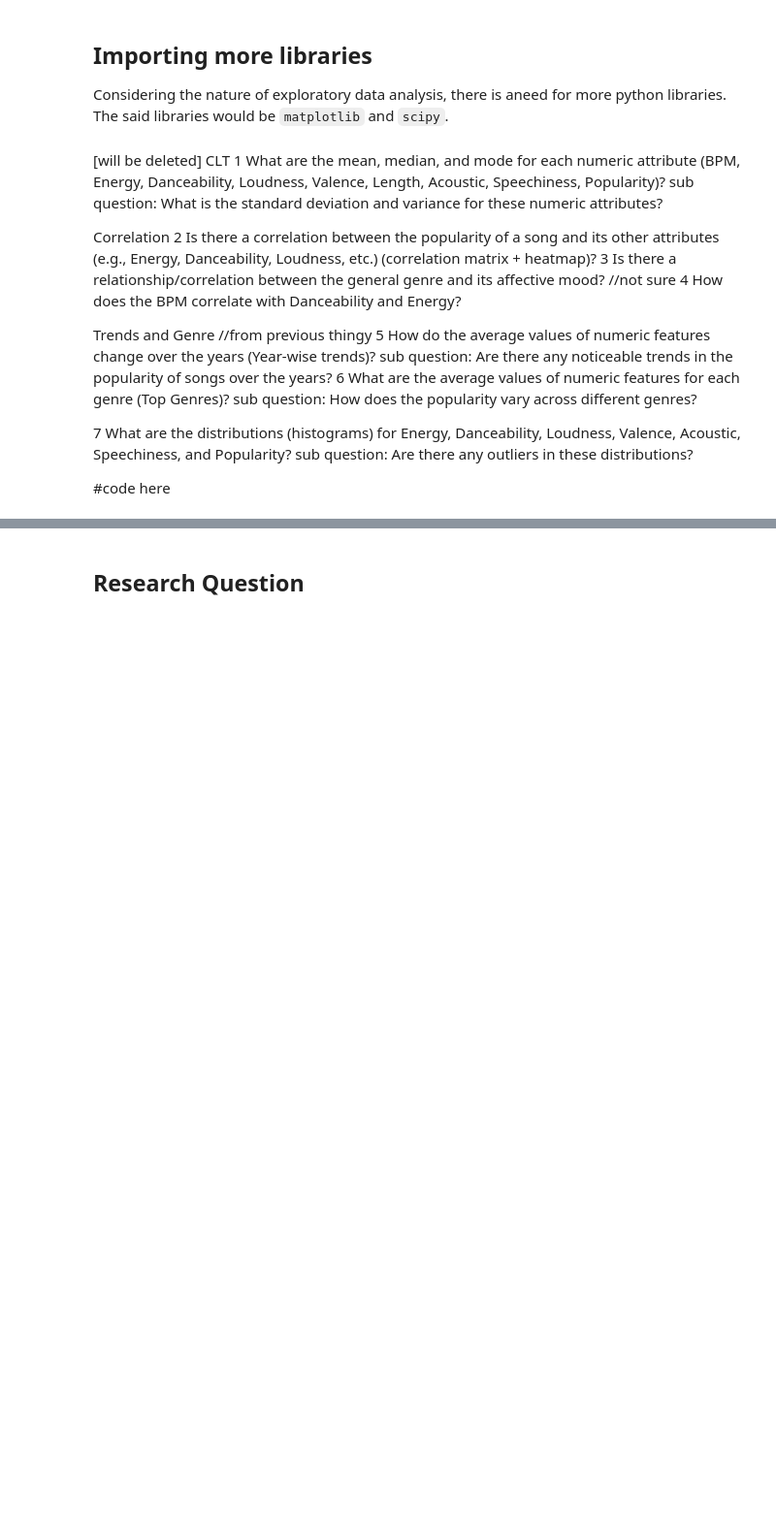
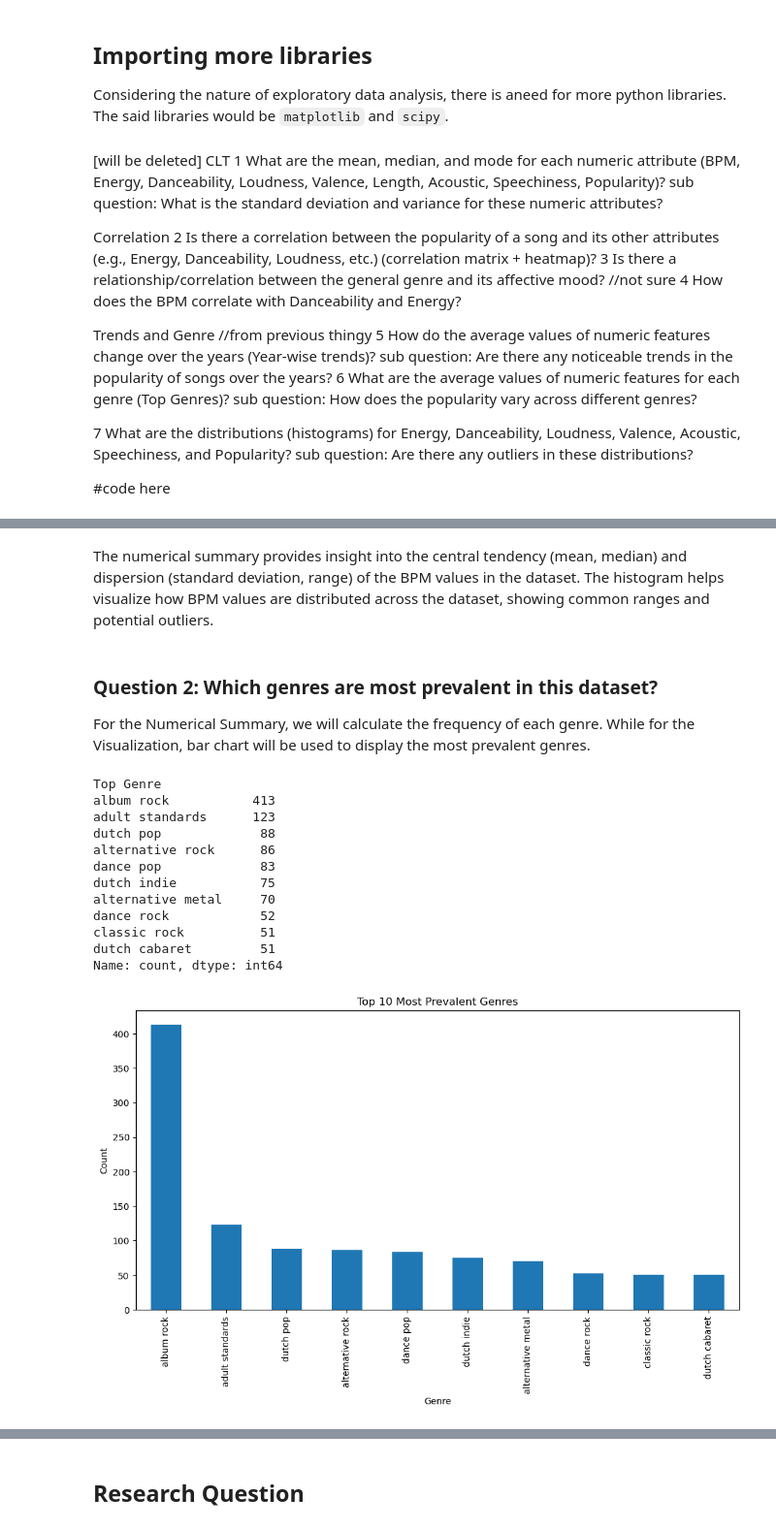
Before and after one commit to sadhubby/CSMODEL-project, a Jupyter notebook: Group10-Spotify Top 2000s.ipynb, the cells around one changed output, grey strips where cells are left out. Shown: that part at 97% size. Saved outputs shown, nothing was run; the diff lists cells and outputs as text; code cells hidden in the pictures; blank space fills up the shorter version.

```diff
--- a/Group10-Spotify Top 2000s.ipynb
+++ b/Group10-Spotify Top 2000s.ipynb
@@ -229,0 +256,32 @@ Trends and Genre //from previous thingy
+# %% [markdown]
+The numerical summary provides insight into the central tendency (mean, median) and dispersion (standard deviation, range) of the BPM values in the dataset. The histogram helps visualize how BPM values are distributed across the dataset, showing common ranges and potential outliers.
+# %% [markdown]
+### Question 2: Which genres are most prevalent in this dataset?
+
+For the Numerical Summary, we will calculate the frequency of each genre. While for the Visualization, bar chart will be used to display the most prevalent genres.
+# %%
+genre_counts = spotify_df['Top Genre'].value_counts()
+
+top_genres = genre_counts.head(10)
+print(top_genres)
+
+plt.figure(figsize=(12, 6))
+top_genres.plot(kind='bar')
+plt.title('Top 10 Most Prevalent Genres')
+plt.xlabel('Genre')
+plt.ylabel('Count')
+plt.show()
+# %% [output]
+Top Genre
+album rock           413
+adult standards      123
+dutch pop             88
+alternative rock      86
+dance pop             83
+dutch indie           75
+alternative metal     70
+dance rock            52
+classic rock          51
+dutch cabaret         51
+Name: count, dtype: int64
+[figure, added]
```
Also changed, not shown: parts of 7 cells of this notebook.
